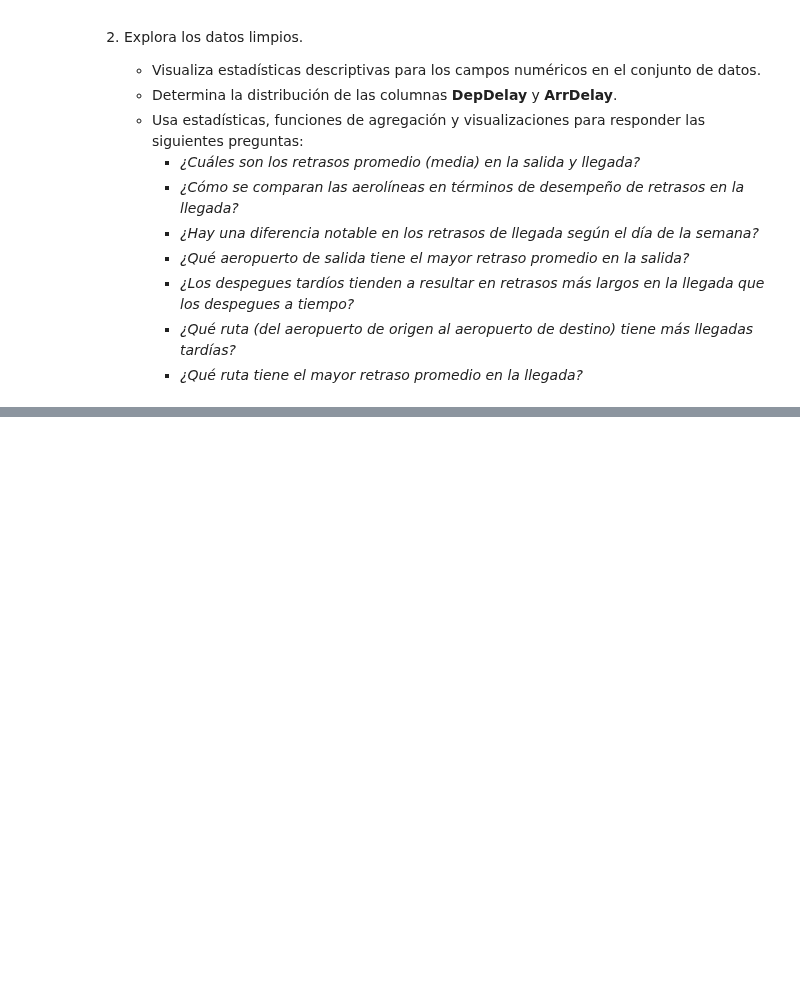
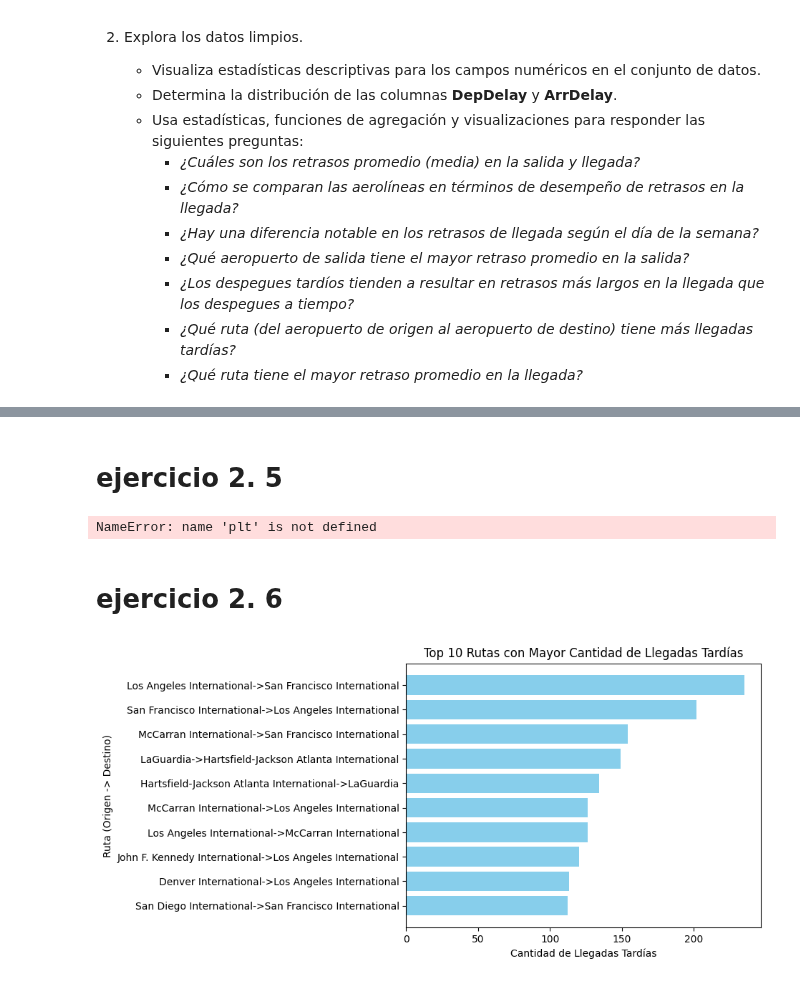
Before and after one commit to Tend0Dev/Vanguardia, a Jupyter notebook: examen1/Pandas_Flights_Challenge.ipynb, the cells around one changed output, grey strips where cells are left out. Saved outputs shown, nothing was run; the diff lists cells and outputs as text; code cells hidden in the pictures; blank space fills up the shorter version.

```diff
--- a/examen1/Pandas_Flights_Challenge.ipynb
+++ b/examen1/Pandas_Flights_Challenge.ipynb
@@ -159,0 +235,70 @@ print(route_delays)
+# %% [markdown]
+# ejercicio 2. 5
+# %%
+# los despegues tardíos tienden a resultar en retrasos mas largos en la llegada que los desplegues a tiempo?
+
+
+# Filtrar vuelos con despegues tardíos (retraso mayor a 15 minutos)
+late_departures = df_flights[df_flights['DepDelay'] > 15]
+
+# Filtrar vuelos con despegues a tiempo (retraso menor o igual a 15 minutos)
+on_time_departures = df_flights[df_flights['DepDelay'] <= 15]
+
+# Calcular el retraso promedio en la llegada para despegues tardíos
+avg_late_arrival_delay = late_departures['ArrDelay'].mean()
+
+# Calcular el retraso promedio en la llegada para despegues a tiempo
+avg_on_time_arrival_delay = on_time_departures['ArrDelay'].mean()
+
+# Crear datos para la gráfica
+labels = ['Despegues Tardíos', 'Despegues a Tiempo']
+values = [avg_late_arrival_delay, avg_on_time_arrival_delay]
+
+# Crear el gráfico de barras
+plt.bar(labels, values, color=['lightcoral', 'lightgreen'])
+
+# Añadir títulos y etiquetas
+plt.title('Retraso Promedio en Llegada por Tipo de Despegue')
+plt.ylabel('Retraso Promedio en Llegada (minutos)')
+
+# Mostrar el gráfico
+plt.show()
+
+# Mostrar los resultados promedio en la consola
+print(f'Retraso promedio en llegada para despegues tardíos: {avg_late_arrival_delay:.2f} minutos')
+print(f'Retraso promedio en llegada para despegues a tiempo: {avg_on_time_arrival_delay:.2f} minutos')
+# %% [output]
+NameError: name 'plt' is not defined
+# %% [markdown]
+# ejercicio 2. 6
+# %%
+# * ¿Qué ruta (del aeropuerto de origen al aeropuerto de destino) tiene la mayor cantidad de llegadas tardías?
+
+# Filtrar vuelos con llegadas tardías (retraso mayor a 15 minutos)
+late_arrivals = df_flights[df_flights['ArrDelay'] > 15]
+
+# Contar el número de llegadas tardías por ruta (aeropuerto de origen y destino)
+route_late_arrivals = late_arrivals.groupby(['OriginAirportName', 'DestAirportName']).size()
+
+
+# Ordenar las rutas por la cantidad de llegadas tardías en orden descendente y seleccionar las 10 principales
+top_10_routes = route_late_arrivals.sort_values(ascending=False).head(10)
+
+# Crear etiquetas para las rutas
+routes = [f'{origin}->{dest}' for origin, dest in top_10_routes.index]
+
+# Crear el gráfico de barras
+plt.barh(routes, top_10_routes, color='skyblue')
+
+# Añadir títulos y etiquetas
+plt.title('Top 10 Rutas con Mayor Cantidad de Llegadas Tardías')
+plt.xlabel('Cantidad de Llegadas Tardías')
+plt.ylabel('Ruta (Origen -> Destino)')
+
+# Invertir el eje Y para que la ruta con más llegadas tardías esté en la parte superior
+plt.gca().invert_yaxis()
+
+# Mostrar el gráfico
+plt.show()
+# %% [output]
+[figure, added]
```
Also changed, not shown: parts of 14 cells of this notebook.
